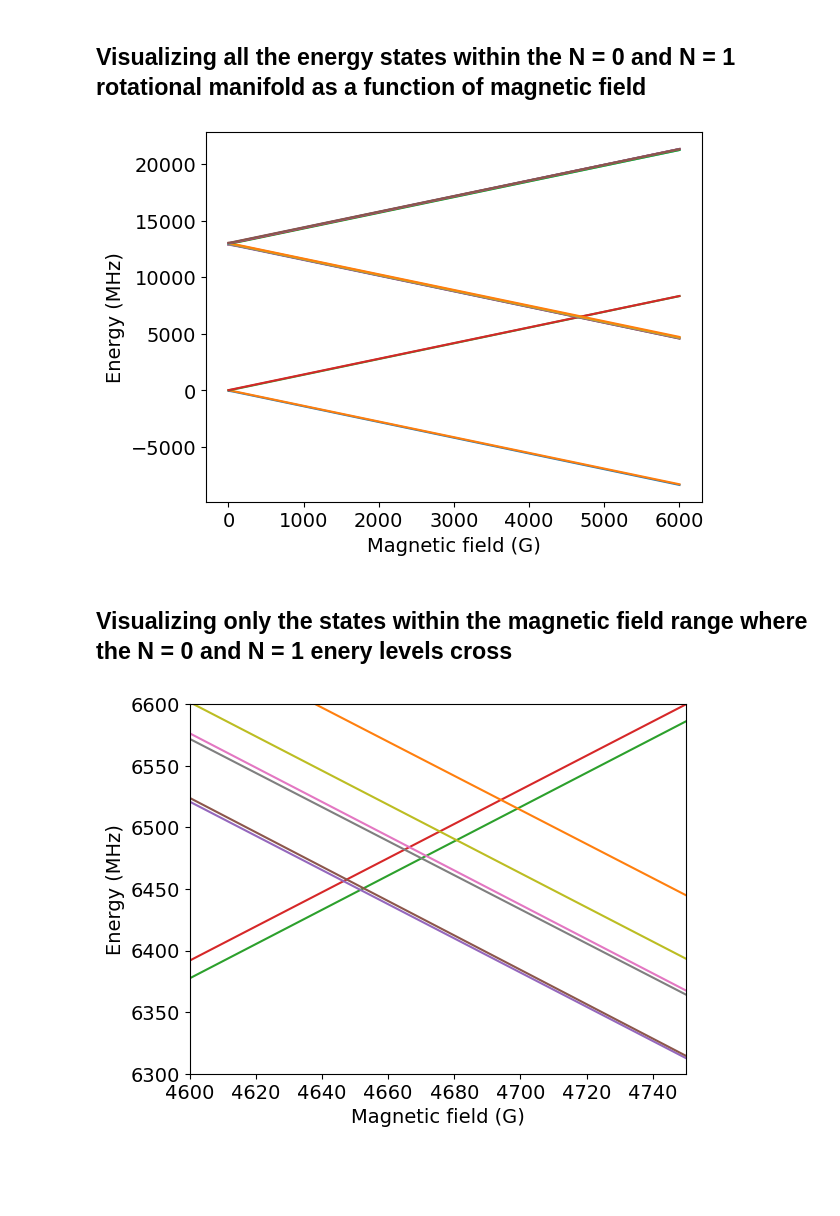
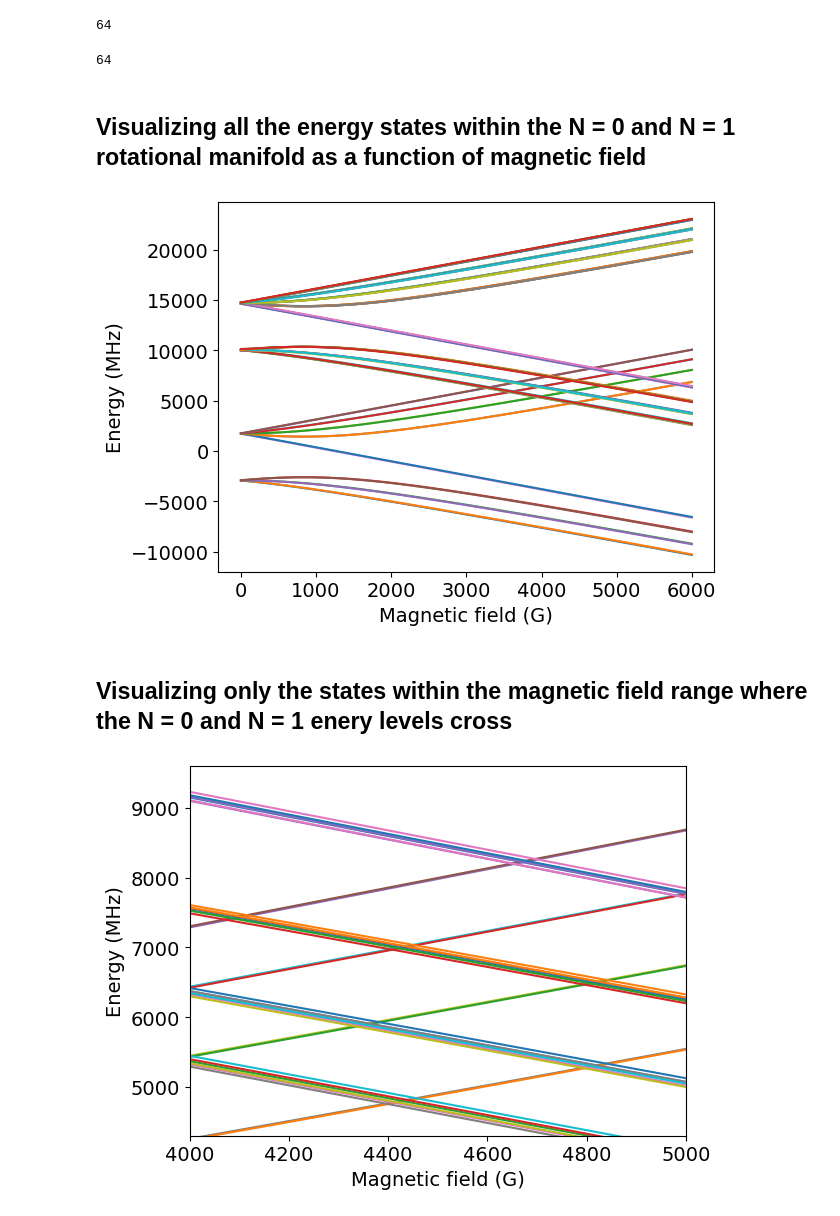
Before and after one commit to manbhattarai/BaF-solver, a Jupyter notebook: BaF137_N0_1_Zeeman_splitting.ipynb, the cells around one changed output. Saved outputs shown, nothing was run; the diff lists cells and outputs as text; code cells hidden in the pictures; blank space fills up the shorter version.

Commit message:
Energy splitting in magnetic field with modified system definition.

```diff
--- a/BaF137_N0_1_Zeeman_splitting.ipynb
+++ b/BaF137_N0_1_Zeeman_splitting.ipynb
@@ -20,7 +20,7 @@ import datetime
 
 Bz = 1.0
 Ez = 0.0
-b=System([0,1],[],B_field = [0.0,0.0,Bz],E_stat_field=[0.0,0.0,Ez],isotope = 138,ignore_mF = False)
+b=System([0,1],[],B_field = [0.0,0.0,Bz],E_stat_field=[0.0,0.0,Ez],isotope = 137,ignore_mF = False)
 
 start = time.perf_counter()
 
@@ -48,3 +48,7 @@ Static Hamiltonian took : 0.01760008401470259s.
+# %%
+len(G)
+# %% [output]
+64
 # %%
 GH_list = []
 H0_list = []
@@ -54,7 +58,7 @@ from scipy.linalg import block_diag
 
 Bz_list = np.arange(1,6002,30)
 for Bz in Bz_list:
-    b = System([0,1],[],B_field = [0.0,0.0,Bz],E_stat_field=[0.0,0.0,Ez],isotope = 138,ignore_mF = False)
+    b = System([0,1],[],B_field = [0.0,0.0,Bz],E_stat_field=[0.0,0.0,Ez],isotope = 137,ignore_mF = False)
 
     start = time.perf_counter()
 
@@ -97,6 +101,10 @@ for Bz in Bz_list:
 
     #rearragne the roder of the the vectors recorded as matrices too
     vec_prev_sigma = vec_current_sigma[:,permutation_sigma]
+# %%
+NG
+# %% [output]
+64
 # %%
 import scipy
 from scipy.interpolate import interp1d,CubicSpline
@@ -150,25 +158,25 @@ plt.xticks(fontsize = 14)
 plt.yticks(fontsize = 14)
 plt.show()
 # %% [output]
-[figure, old version]
+[figure, new version]
 # %% [markdown]
 ## Visualizing only the states within the magnetic field range where the N = 0 and N = 1 enery levels cross
 # %%
 Bz_list = np.arange(3000,6000,1)
 energy_total = []
 for Bz in Bz_list:
     shape = (len(G),len(G))
     H0_temp = obe.get_interp_array(H0,shape,Bz)
     #H0_temp = H0(Bz).reshape((len(G),len(G)))
     H0_temp_diag = np.diag(H0_temp)
     energy_total.append(H0_temp_diag)
 plt.plot(Bz_list, energy_total);
 plt.xlabel('Magnetic field (G)', fontsize = 14)
 plt.ylabel('Energy (MHz)', fontsize = 14)
 plt.xticks(fontsize = 14)
 plt.yticks(fontsize = 14)
-plt.ylim([6300,6600])
-plt.xlim([4600,4750])
+plt.ylim([4300,9600])
+plt.xlim([4000,5000])
 plt.show()
 # %% [output]
-[figure, old version]
+[figure, new version]
```
Also changed, not shown: parts of 1 cell of this notebook, 1 other file.
